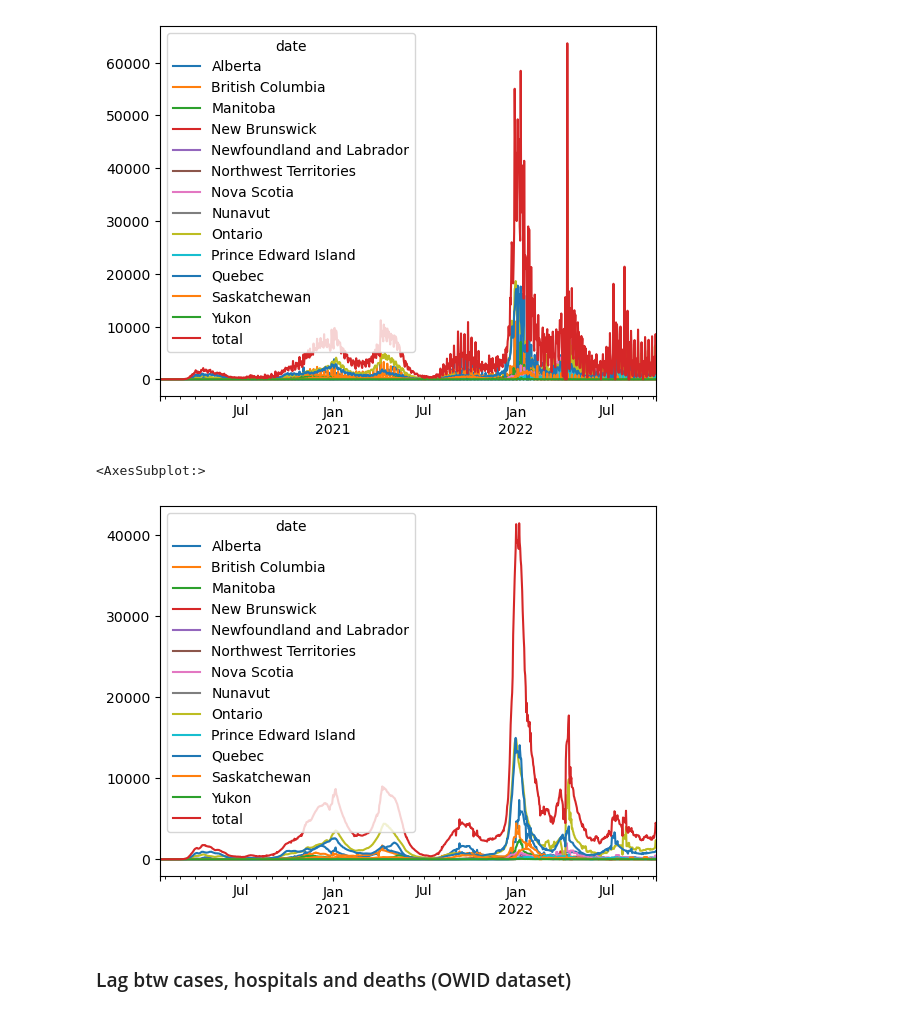
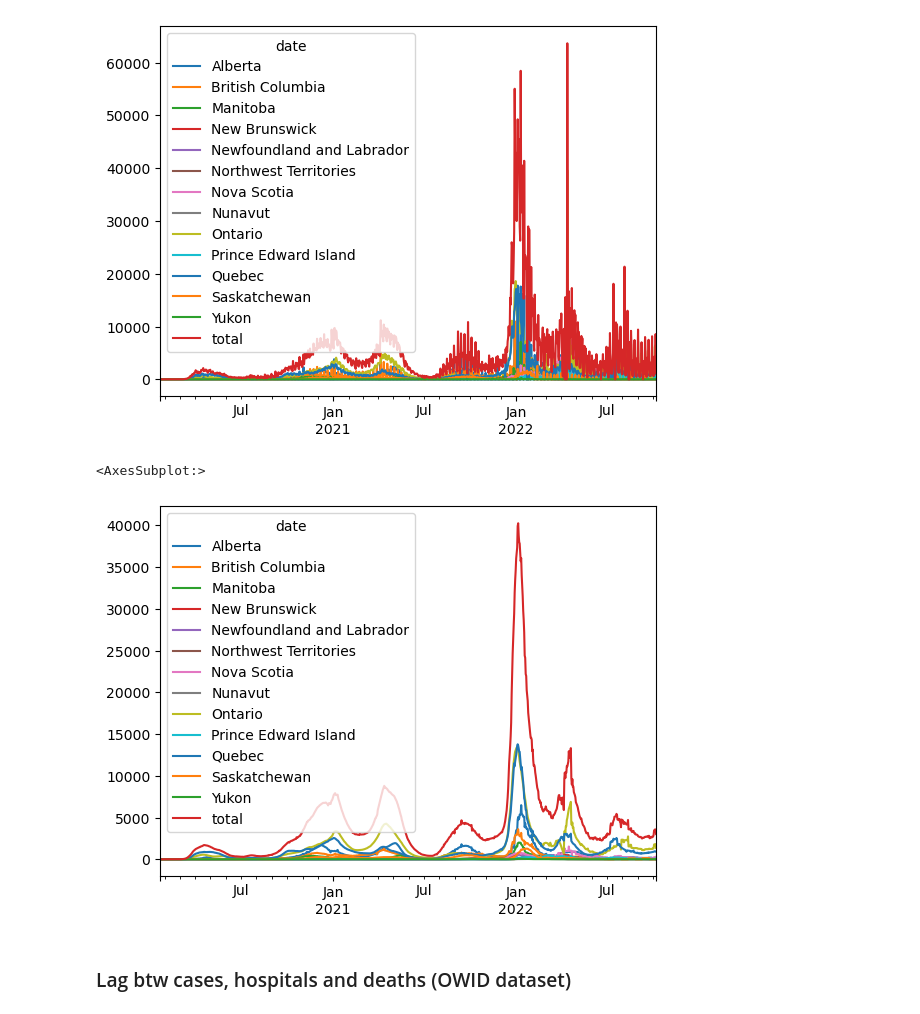
Before and after one commit to waqasbinhamed/numf, a Jupyter notebook: EDA.ipynb, the cells around one changed output. Drawn from its saved outputs; the diff is of its cells as text; code cells hidden in the pictures.

```diff
--- a/EDA.ipynb
+++ b/EDA.ipynb
@@ -108,9 +112,9 @@ df_can2.plot()
 # %%
 df_can_avg = df_can2.copy()
 for col in df_can_avg.columns:
-    df_can_avg[col] = uniform_filter1d(df_can_avg[col], size=7).reshape(-1, 1)
+    df_can_avg[col] = uniform_filter1d(df_can_avg[col], size=14).reshape(-1, 1)
 
 df_can_avg.plot()
 # %% [output]
 <AxesSubplot:>
-[figure, old version]
+[figure, new version]
```
Also changed, not shown: parts of 7 cells of this notebook, 40 other files.
